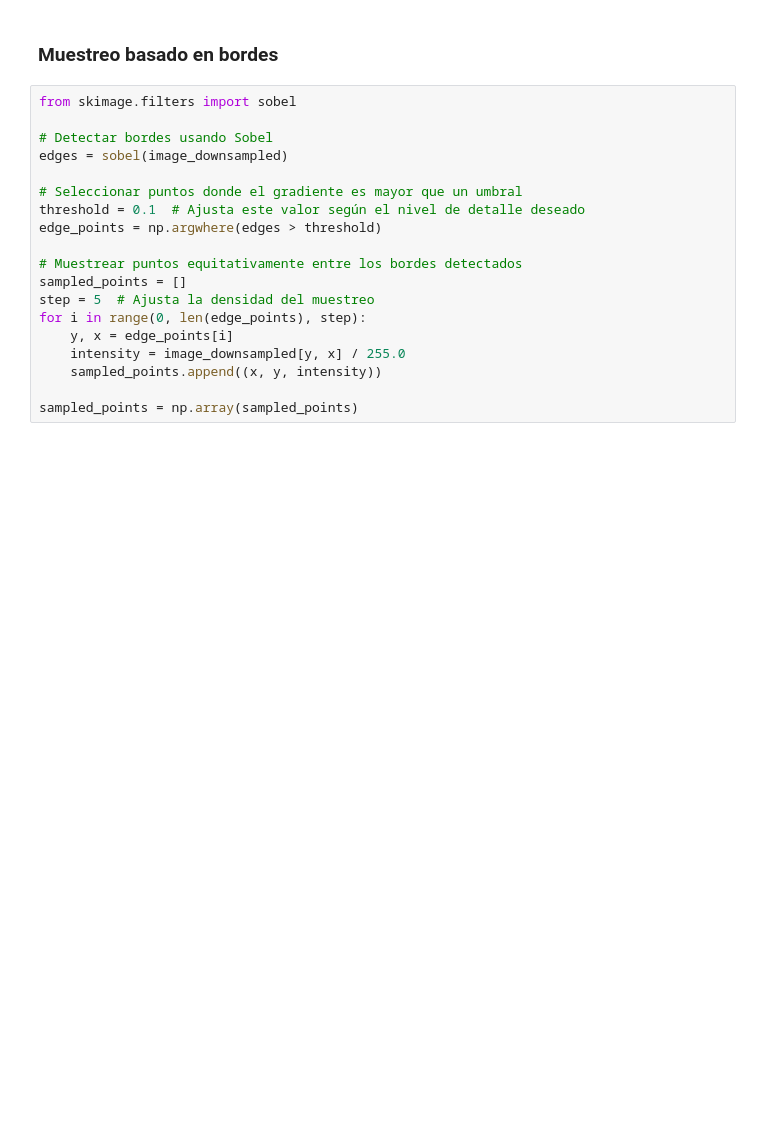
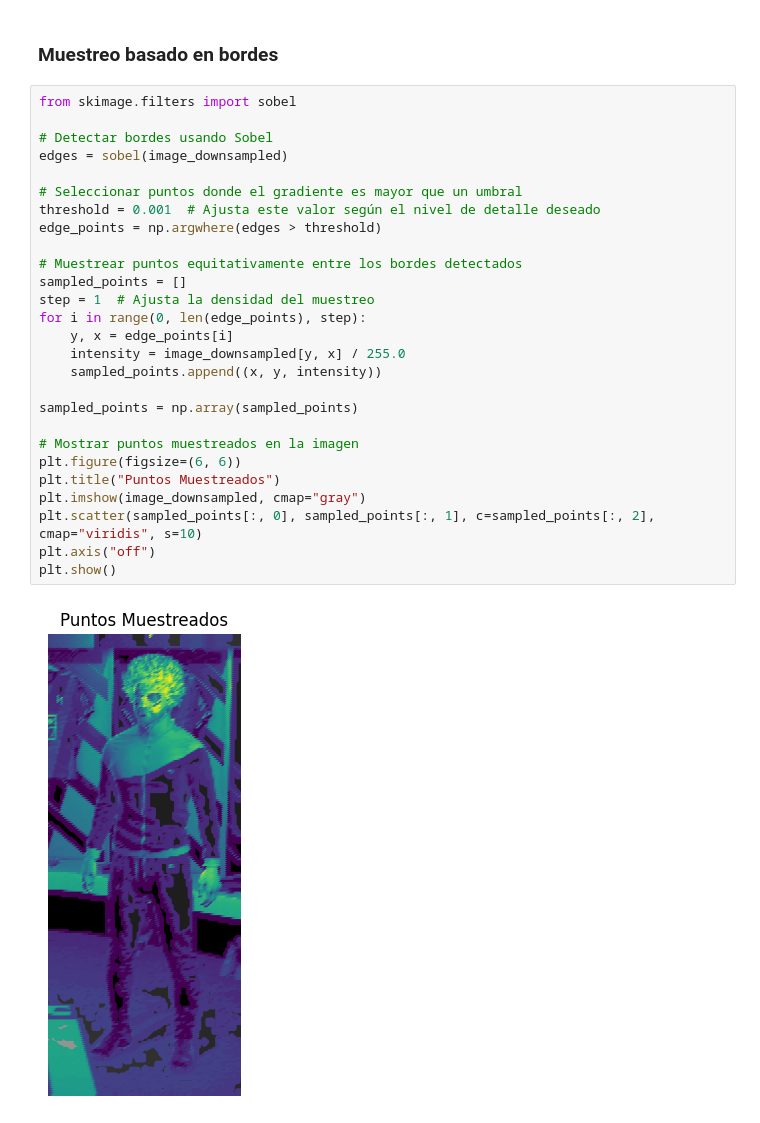
Before and after one commit to mariorht/Gaussian-splatting, a Jupyter notebook: notebooks/gaussian_splatting.ipynb, the cells around one changed output. Drawn from its saved outputs; the diff is of its cells as text; blank space fills up the shorter version.

```diff
--- a/notebooks/gaussian_splatting.ipynb
+++ b/notebooks/gaussian_splatting.ipynb
@@ -113,19 +115,29 @@ plt.show()
 # %%
 from skimage.filters import sobel
 
 # Detectar bordes usando Sobel
 edges = sobel(image_downsampled)
 
 # Seleccionar puntos donde el gradiente es mayor que un umbral
-threshold = 0.1  # Ajusta este valor según el nivel de detalle deseado
+threshold = 0.001  # Ajusta este valor según el nivel de detalle deseado
 edge_points = np.argwhere(edges > threshold)
 
 # Muestrear puntos equitativamente entre los bordes detectados
 sampled_points = []
-step = 5  # Ajusta la densidad del muestreo
+step = 1  # Ajusta la densidad del muestreo
 for i in range(0, len(edge_points), step):
     y, x = edge_points[i]
     intensity = image_downsampled[y, x] / 255.0
     sampled_points.append((x, y, intensity))
 
 sampled_points = np.array(sampled_points)
+
+# Mostrar puntos muestreados en la imagen
+plt.figure(figsize=(6, 6))
+plt.title("Puntos Muestreados")
+plt.imshow(image_downsampled, cmap="gray")
+plt.scatter(sampled_points[:, 0], sampled_points[:, 1], c=sampled_points[:, 2], cmap="viridis", s=10)
+plt.axis("off")
+plt.show()
+# %% [output]
+[figure, added]
```
Also changed, not shown: parts of 10 cells of this notebook.
